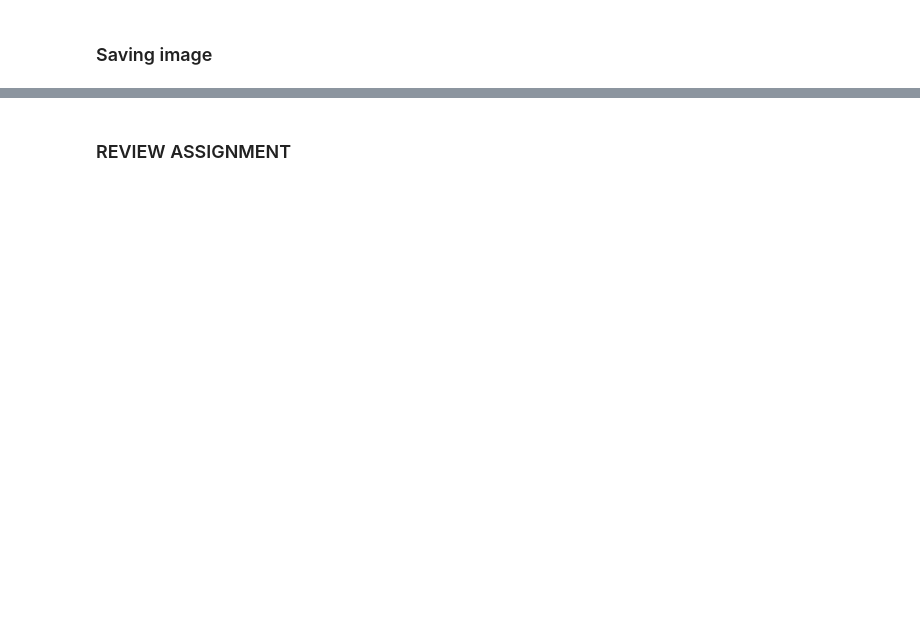
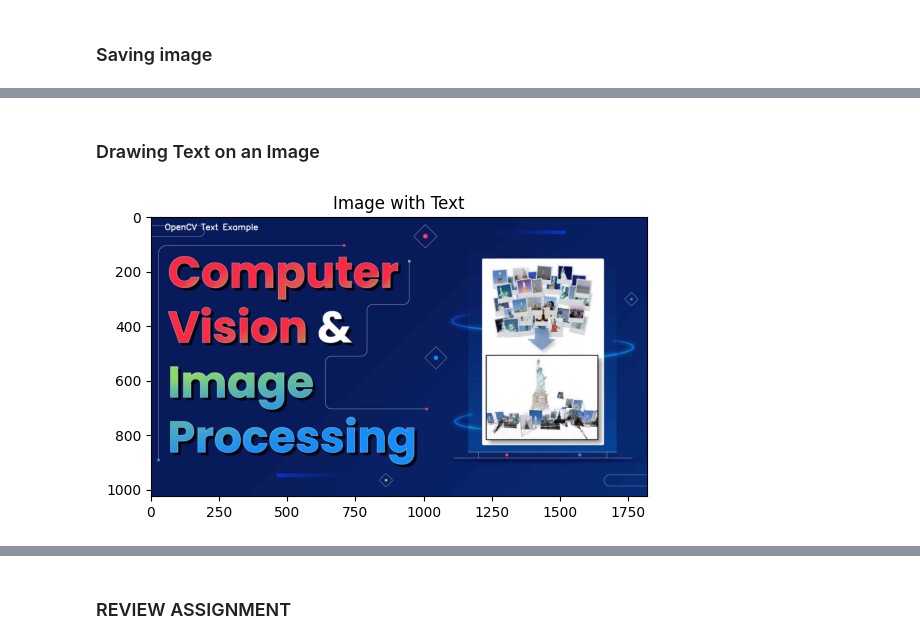
Before and after one commit to Image-Processing-AUT/Introduction-to-Image-Processing, a Jupyter notebook: Untitled.ipynb, the cells around one changed output, grey strips where cells are left out. Saved outputs shown, nothing was run; the diff lists cells and outputs as text; code cells hidden in the pictures; blank space fills up the shorter version.

```diff
--- a/Untitled.ipynb
+++ b/Untitled.ipynb
@@ -341,0 +458,25 @@ True
+# %% [markdown]
+### Drawing Text on an Image
+# %%
+# Copy the original image to avoid modifying it directly
+text_image = image.copy()
+
+# Draw text on the image
+# cv2.putText(image, text, position, font, font_scale, color, thickness, lineType)
+cv2.putText(
+    text_image,
+    'OpenCV Text Example',
+    (50, 50),  # Bottom-left corner of the text
+    cv2.FONT_HERSHEY_SIMPLEX,  # Font type
+    1,  # Font scale (size)
+    (255, 255, 255),  # White color in BGR
+    2,  # Thickness of the text
+    cv2.LINE_AA  # Anti-aliased line type
+)
+
+# Display the image with the text
+plt.imshow(cv2.cvtColor(text_image, cv2.COLOR_BGR2RGB))
+plt.title('Image with Text')
+plt.show()
+# %% [output]
+[figure, added]
```
Also changed, not shown: parts of 15 cells of this notebook.
